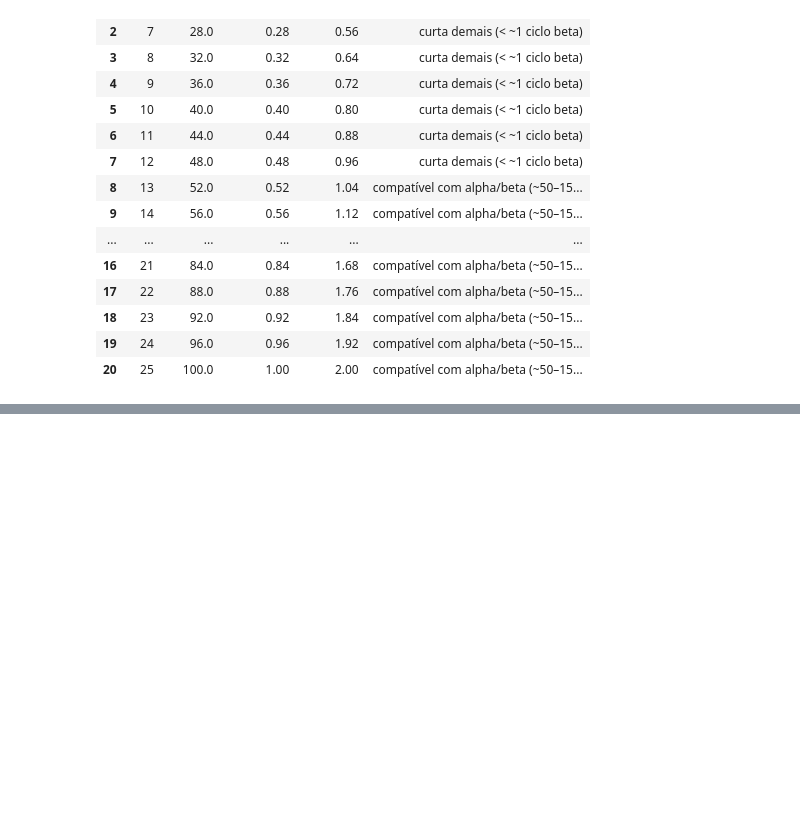
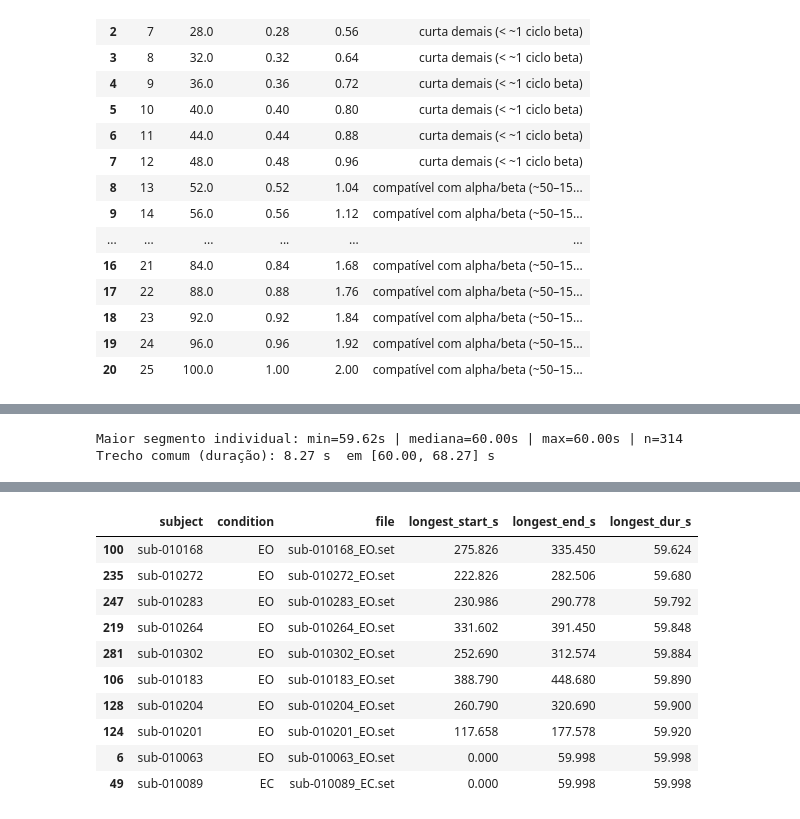
Before and after one commit to annesantos1990/TCC, a Jupyter notebook: notebook/00_redes/00_network_parameters.ipynb, the cells around one changed output, grey strips where cells are left out. Drawn from its saved outputs; the diff is of its cells as text; code cells hidden in the pictures; blank space fills up the shorter version.

```diff
--- a/notebook/00_redes/00_network_parameters.ipynb
+++ b/notebook/00_redes/00_network_parameters.ipynb
@@ -933,0 +946,58 @@ As análises fisiológica, de reprodutibilidade e de estabilidade temporal conve
+# %%
+# Maior segmento individual vs trecho comum
+# (histograma no range DOS DADOS; a linha "comum" só faz sentido se <= max individual)
+vals = df_seg["longest_dur_s"].dropna().astype(float)
+print(
+    f"Maior segmento individual: min={vals.min():.2f}s | "
+    f"mediana={vals.median():.2f}s | max={vals.max():.2f}s | n={len(vals)}"
+)
+print(f"Trecho comum (duração): {duracao_s:.2f} s  em [{t0:.2f}, {t1:.2f}] s")
+if duracao_s > vals.max() + 1e-6:
+    print(
+        "AVISO: duração comum > maior segmento individual — "
+        "rode de novo a célula da interseção (merge de intervals)."
+    )
+
+fig_c = go.Figure()
+fig_c.add_trace(
+    go.Histogram(
+        x=vals,
+        xbins=dict(
+            start=float(vals.min()) - 0.5,
+            end=float(vals.max()) + 0.5,
+            size=max(1.0, (float(vals.max()) - float(vals.min())) / 20.0),
+        ),
+        name="Maior segmento por arquivo",
+        marker=dict(color="steelblue"),
+    )
+)
+# linha do comum só se estiver na escala dos dados (senão anota fora)
+if duracao_s <= float(vals.max()) * 1.05:
+    fig_c.add_vline(
+        x=duracao_s,
+        line_dash="dash",
+        line_color="crimson",
+        annotation_text=f"comum = {duracao_s:.2f} s",
+    )
+
+fig_c.update_layout(
+    title=(
+        f"Duração do maior segmento contínuo por arquivo (EO/EC) — n={len(vals)}<br>"
+        f"<sup>Trecho comum a todos: [{t0:.2f}, {t1:.2f}] s "
+        f"(duração {duracao_s:.2f} s)</sup>"
+    ),
+    xaxis_title="Duração do maior segmento (s)",
+    yaxis_title="Contagem",
+    template="plotly_white",
+    height=420,
+    bargap=0.05,
+)
+fig_c.update_xaxes(range=[float(vals.min()) - 1, float(vals.max()) + 1])
+display(HTML(fig_c.to_html(full_html=False, include_plotlyjs="cdn")))
+
+df_seg.nsmallest(10, "longest_dur_s")[
+    ["subject", "condition", "file", "longest_start_s", "longest_end_s", "longest_dur_s"]
+]
+# %% [output]
+Maior segmento individual: min=59.62s | mediana=60.00s | max=60.00s | n=314
+Trecho comum (duração): 8.27 s  em [60.00, 68.27] s
@@ -933,0 +1005,11 @@ As análises fisiológica, de reprodutibilidade e de estabilidade temporal conve
+|  | subject | condition | file | longest_start_s | longest_end_s | longest_dur_s |
+| 100 | sub-010168 | EO | sub-010168_EO.set | 275.826 | 335.450 | 59.624 |
+| 235 | sub-010272 | EO | sub-010272_EO.set | 222.826 | 282.506 | 59.680 |
+| 247 | sub-010283 | EO | sub-010283_EO.set | 230.986 | 290.778 | 59.792 |
+| 219 | sub-010264 | EO | sub-010264_EO.set | 331.602 | 391.450 | 59.848 |
+| 281 | sub-010302 | EO | sub-010302_EO.set | 252.690 | 312.574 | 59.884 |
+| 106 | sub-010183 | EO | sub-010183_EO.set | 388.790 | 448.680 | 59.890 |
+| 128 | sub-010204 | EO | sub-010204_EO.set | 260.790 | 320.690 | 59.900 |
+| 124 | sub-010201 | EO | sub-010201_EO.set | 117.658 | 177.578 | 59.920 |
+| 6 | sub-010063 | EO | sub-010063_EO.set | 0.000 | 59.998 | 59.998 |
+| 49 | sub-010089 | EC | sub-010089_EC.set | 0.000 | 59.998 | 59.998 |
```
Also changed, not shown: parts of 38 cells of this notebook, 3 other files.
